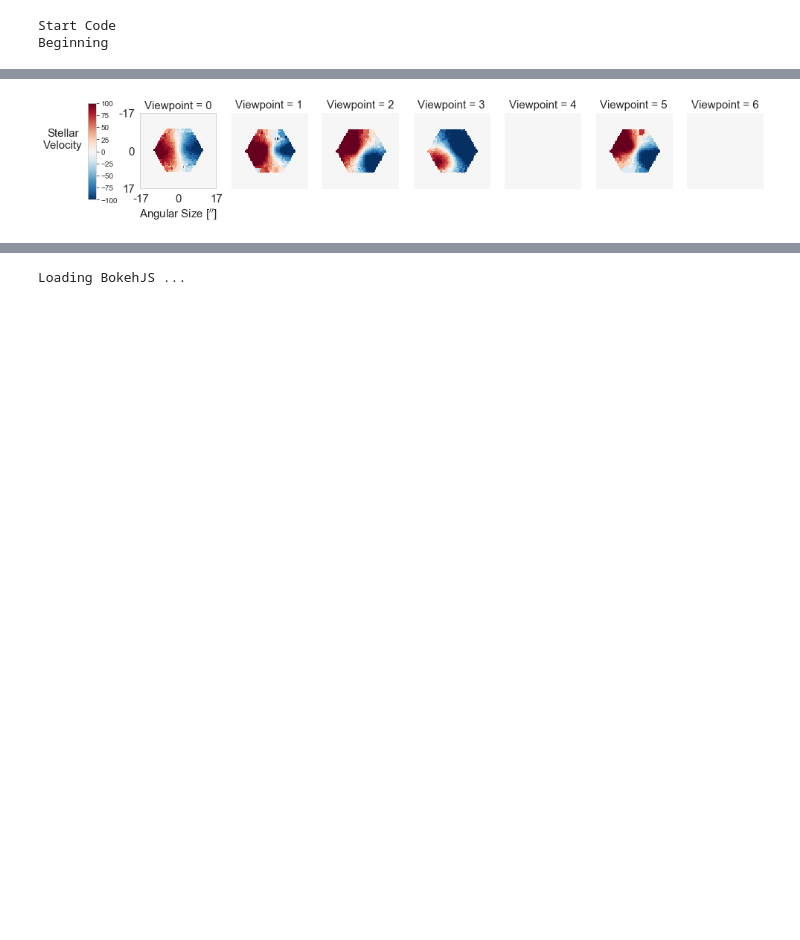
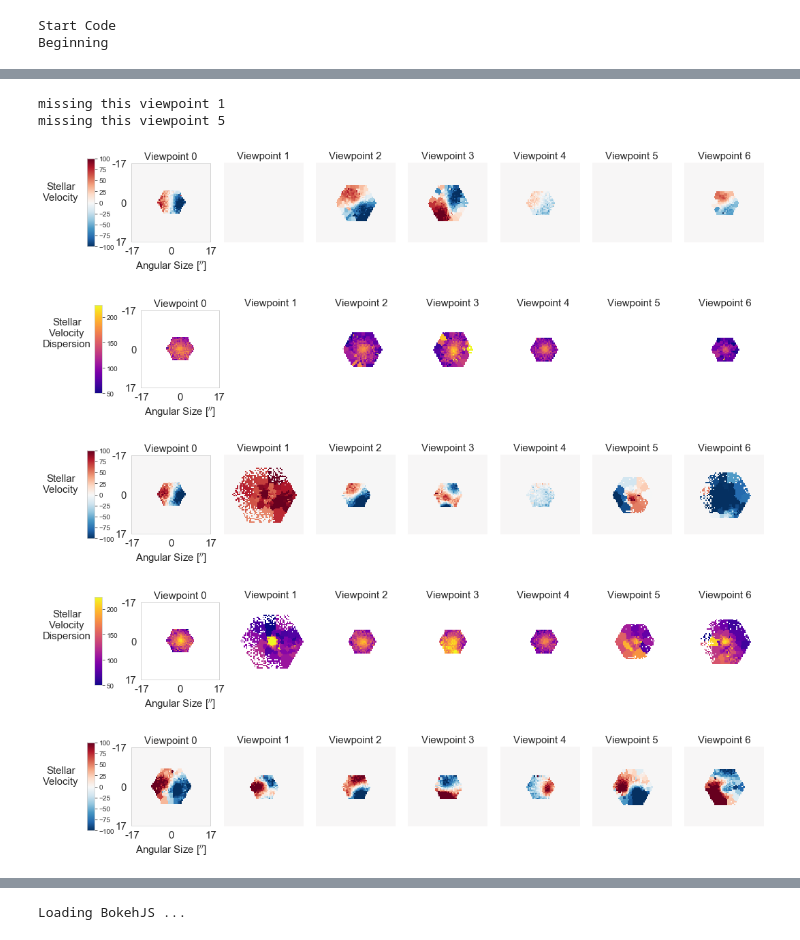
Before and after one commit to beckynevin/interactive_figs, a Jupyter notebook: Interactive_Mountain.ipynb, the cells around one changed output, grey strips where cells are left out. Drawn from its saved outputs; the diff is of its cells as text; code cells hidden in the pictures; blank space fills up the shorter version.

```diff
--- a/Interactive_Mountain.ipynb
+++ b/Interactive_Mountain.ipynb
@@ -1641,11 +1765,12 @@ sns.set_style("whitegrid", {'axes.grid' : False})
 myr_list=[170,180,185, 190, 195, 205, 210, 220, 225, 230, 240, 250, 260,265,275,285, 295,305,311, 315,320,    5,10,20,30,40,60,80,100,120,140,160]
 # You are going to save these to your github page so that you can have an html link to them?
 #myr = 210
+myr_list=[195,205,210]
 run='fg3_m12'
 view_list=[0,1,2,3,4,5,6]
 degrade = 'degraded'
 
-myr_list=[170]
+#myr_list=[170]
 
 
 for i in range(len(myr_list)):
@@ -1674,11 +1799,13 @@ for i in range(len(myr_list)):
                 axs[j].set_xlabel('Angular Size [$^{\prime\prime}$]', size=15)
                 axs[j].tick_params(axis='both', which='major', labelsize=15)
                 axs[j].set_ylabel('Stellar\nVelocity', size=15, rotation=0, labelpad=75)
+                cbaxes = fig.add_axes([0.07, 0.35, 0.01, 0.3])
+                cb = plt.colorbar(im, cax = cbaxes,fraction=0.046, pad=0.04)
             else:
                 axs[j].axis('off')
                 axs[j].imshow(fake, cmap='RdBu_r', norm=MidpointNormalize(midpoint=0, vmin=-100, vmax=100))
                 axs[j].axis('off')
-            axs[j].set_title('Viewpoint = '+str(j), size=15)
+            axs[j].set_title('Viewpoint '+str(j), size=15)
             continue
         vel = np.ma.masked_where(kin_cube[1].data==0, kin_cube[1].data)
 
@@ -1690,7 +1817,7 @@ for i in range(len(myr_list)):
             axs[j].set_yticklabels([-round(0.5*(np.shape(vel)[0]/2)),0,round(0.5*(np.shape(vel)[0]/2))])
 
             # Now adding the colorbar
-            cbaxes = fig.add_axes([0.06, 0.35, 0.01, 0.3])
+            cbaxes = fig.add_axes([0.07, 0.35, 0.01, 0.3])
             cb = plt.colorbar(im, cax = cbaxes,fraction=0.046, pad=0.04)
             #plt.colorbar(im)
             axs[j].set_xlabel('Angular Size [$^{\prime\prime}$]', size=15)
@@ -1699,7 +1826,66 @@ for i in range(len(myr_list)):
         else:
             axs[j].imshow(vel, cmap='RdBu_r', norm=MidpointNormalize(midpoint=0, vmin=-100, vmax=100))
             axs[j].axis('off')
-        axs[j].set_title('Viewpoint = '+str(j), size=15)
+        axs[j].set_title('Viewpoint '+str(j), size=15)
         #plt.colorbar(im)
-    plt.savefig('velocity_panel_'+str(myr)+'.png', dpi=1000, bbox_to_inches='tight')
+    plt.tight_layout()
+    plt.savefig('fg3_m12_panels/velocity_panel_'+str(run)+'_'+str(myr)+'.png', dpi=1000, bbox_to_inches='tight')
+
+    # Also make a diagram for stellar velocity dispersion
+    fig, axs = plt.subplots(1,7, figsize=(15, 6), facecolor='w', edgecolor='k')
+    fig.subplots_adjust(hspace = .5, wspace=.2)
+
+    axs = axs.ravel()
+    for j in range(len(view_list)):
+        view = view_list[j]
+        try:
+            kin_cube=fits.open('../kinematic_maps/kinematics_'+str(run)+'_'+str(myr)+'_'+str(view)+'_'+str(degrade)+'.fits')
+
+        except FileNotFoundError:
+            #could just be missing a viewpoint
+            #so just construct a fake file
+            fake = np.zeros((67,67))
+            print('missing this viewpoint', j)
+            if j ==0:
+                im = axs[j].imshow(np.ma.masked_where(fake==0, fake), cmap='plasma', vmin=50, vmax=225)#, norm=matplotlib.colors.LogNorm(vmin=10, vmax=300))
+
+                axs[j].set_xticks([0,np.shape(vel)[0]/2, np.shape(vel)[0]])
+                axs[j].set_yticks([0,np.shape(vel)[0]/2, np.shape(vel)[0]])
+                axs[j].set_xticklabels([-round(0.5*(np.shape(vel)[0]/2)),0,round(0.5*(np.shape(vel)[0]/2))])
+                axs[j].set_yticklabels([-round(0.5*(np.shape(vel)[0]/2)),0,round(0.5*(np.shape(vel)[0]/2))])
+                axs[j].set_xlabel('Angular Size [$^{\prime\prime}$]', size=15)
+                axs[j].tick_params(axis='both', which='major', labelsize=15)
+                axs[j].set_ylabel('Stellar\nVelocity\nDispersion', size=15, rotation=0, labelpad=80)
+
+                cbaxes = fig.add_axes([0.08, 0.35, 0.01, 0.3])
+                cb = plt.colorbar(im, cax = cbaxes,fraction=0.046, pad=0.04)
+            else:
+                axs[j].axis('off')
+                axs[j].imshow(np.ma.masked_where(fake==0, fake), cmap='plasma',norm=matplotlib.colors.LogNorm(vmin=10, vmax=300))
+                axs[j].axis('off')
+            axs[j].set_title('Viewpoint '+str(j), size=15)
+            continue
+        vel = np.ma.masked_where(kin_cube[1].data==0, kin_cube[3].data)
+
+        if j ==0:
+            im = axs[j].imshow(vel,  cmap='plasma', vmin=50, vmax=225)#norm=matplotlib.colors.LogNorm(vmin=10, vmax=300))
+            axs[j].set_xticks([0,np.shape(vel)[0]/2, np.shape(vel)[0]])
+            axs[j].set_yticks([0,np.shape(vel)[0]/2, np.shape(vel)[0]])
+            axs[j].set_xticklabels([-round(0.5*(np.shape(vel)[0]/2)),0,round(0.5*(np.shape(vel)[0]/2))])
+            axs[j].set_yticklabels([-round(0.5*(np.shape(vel)[0]/2)),0,round(0.5*(np.shape(vel)[0]/2))])
+
+            # Now adding the colorbar
+            cbaxes = fig.add_axes([0.08, 0.35, 0.01, 0.3])
+            cb = plt.colorbar(im, cax = cbaxes,fraction=0.046, pad=0.04)
+            #plt.colorbar(im)
+            axs[j].set_xlabel('Angular Size [$^{\prime\prime}$]', size=15)
+            axs[j].tick_params(axis='both', which='major', labelsize=15)
+            axs[j].set_ylabel('Stellar\nVelocity\nDispersion', size=15, rotation=0, labelpad=80)
+        else:
+            axs[j].imshow(vel, cmap='plasma', vmin=50, vmax=225)#, norm=matplotlib.colors.LogNorm(vmin=10, vmax=300))
+            axs[j].axis('off')
+        axs[j].set_title('Viewpoint '+str(j), size=15)
+        #plt.colorbar(im)
+    plt.tight_layout()
+    plt.savefig('fg3_m12_panels/velocity_disp_panel_'+str(run)+'_'+str(myr)+'.png', dpi=1000, bbox_to_inches='tight')
 # %% [output]
@@ -1708 +1894,7 @@ missing this viewpoint 6
+missing this viewpoint 1
+missing this viewpoint 5
-[figure, old version]
+[figure, new version]
+[figure, added]
+[figure, added]
+[figure, added]
+[figure, added]
```
Also changed, not shown: parts of 11 cells of this notebook.
